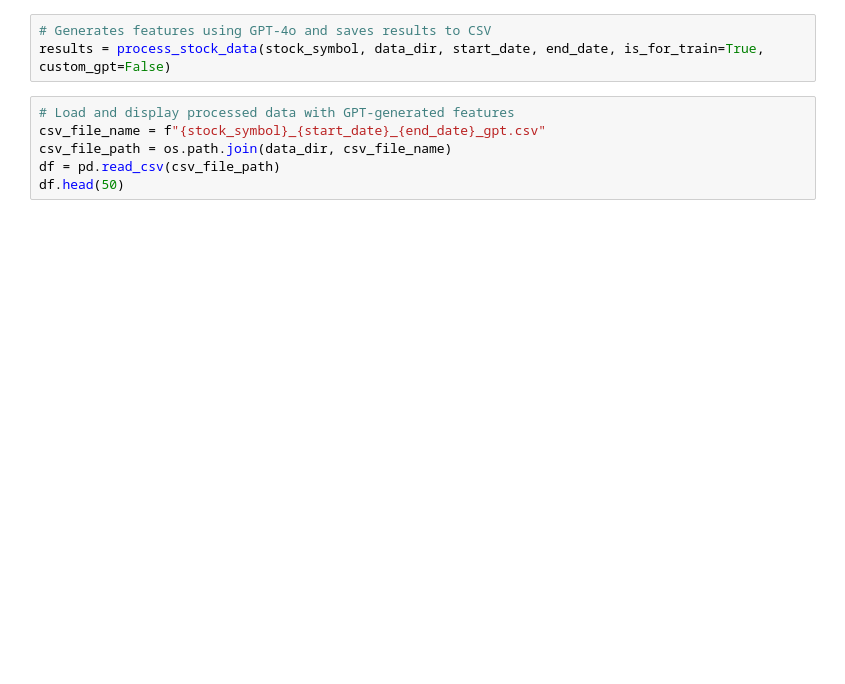
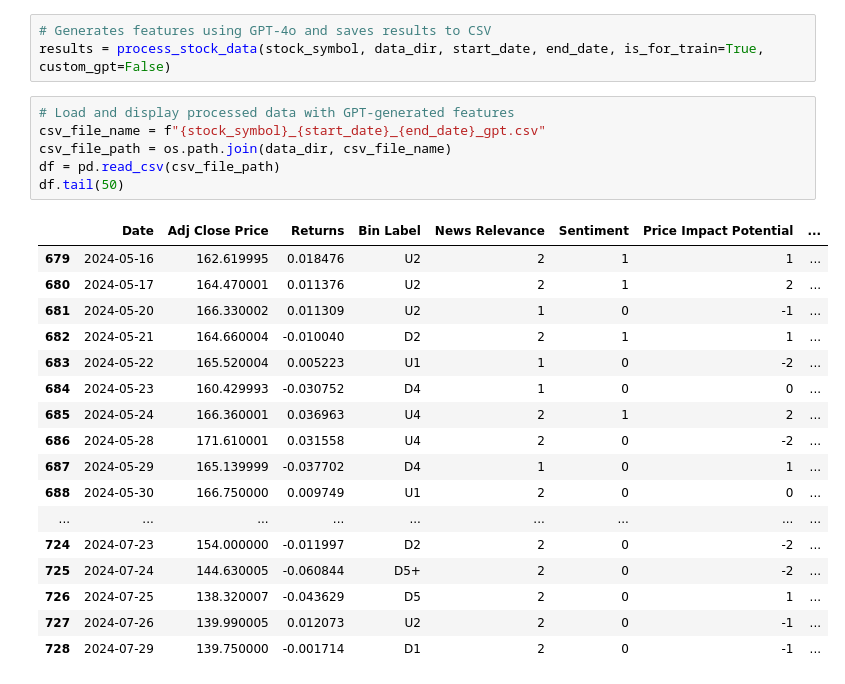
Before and after one commit to myevolve/PrimoGPT, a Jupyter notebook: notebooks/1. Get and process data/get_data_for_train_model.ipynb, the cells around one changed output. Drawn from its saved outputs; the diff is of its cells as text; blank space fills up the shorter version.

```diff
--- a/notebooks/1. Get and process data/get_data_for_train_model.ipynb
+++ b/notebooks/1. Get and process data/get_data_for_train_model.ipynb
@@ -78,6 +141,24 @@ results = process_stock_data(stock_symbol, data_dir, start_date, end_date, is_fo
 # %%
 # Load and display processed data with GPT-generated features
 csv_file_name = f"{stock_symbol}_{start_date}_{end_date}_gpt.csv"
 csv_file_path = os.path.join(data_dir, csv_file_name)
 df = pd.read_csv(csv_file_path)
-df.head(50)
+df.tail(50)
+# %% [output]
+|  | Date | Adj Close Price | Returns | Bin Label | News Relevance | Sentiment | Price Impact Potential | ... |
+| 679 | 2024-05-16 | 162.619995 | 0.018476 | U2 | 2 | 1 | 1 | ... |
+| 680 | 2024-05-17 | 164.470001 | 0.011376 | U2 | 2 | 1 | 2 | ... |
+| 681 | 2024-05-20 | 166.330002 | 0.011309 | U2 | 1 | 0 | -1 | ... |
+| 682 | 2024-05-21 | 164.660004 | -0.010040 | D2 | 2 | 1 | 1 | ... |
+| 683 | 2024-05-22 | 165.520004 | 0.005223 | U1 | 1 | 0 | -2 | ... |
+| 684 | 2024-05-23 | 160.429993 | -0.030752 | D4 | 1 | 0 | 0 | ... |
+| 685 | 2024-05-24 | 166.360001 | 0.036963 | U4 | 2 | 1 | 2 | ... |
+| 686 | 2024-05-28 | 171.610001 | 0.031558 | U4 | 2 | 0 | -2 | ... |
+| 687 | 2024-05-29 | 165.139999 | -0.037702 | D4 | 1 | 0 | 1 | ... |
+| 688 | 2024-05-30 | 166.750000 | 0.009749 | U1 | 2 | 0 | 0 | ... |
+| ... | ... | ... | ... | ... | ... | ... | ... | ... |
+| 724 | 2024-07-23 | 154.000000 | -0.011997 | D2 | 2 | 0 | -2 | ... |
+| 725 | 2024-07-24 | 144.630005 | -0.060844 | D5+ | 2 | 0 | -2 | ... |
+| 726 | 2024-07-25 | 138.320007 | -0.043629 | D5 | 2 | 0 | 1 | ... |
+| 727 | 2024-07-26 | 139.990005 | 0.012073 | U2 | 2 | 0 | -1 | ... |
+| 728 | 2024-07-29 | 139.750000 | -0.001714 | D1 | 2 | 0 | -1 | ... |
```
Also changed, not shown: parts of 6 cells of this notebook, 5 other files.
